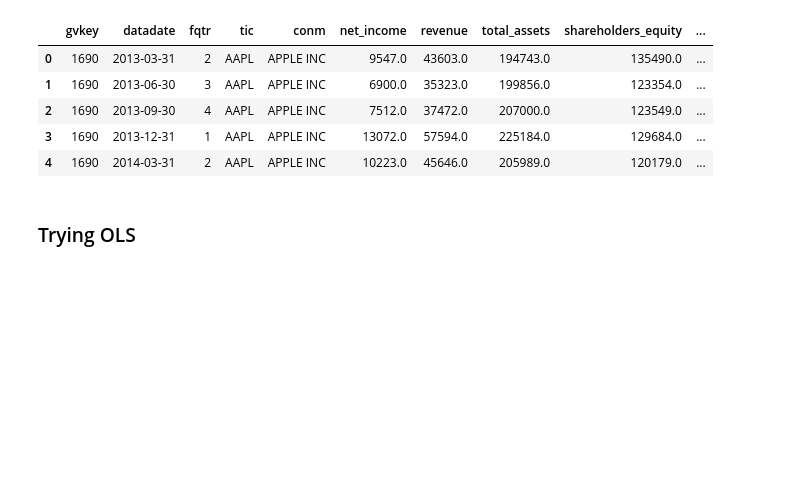
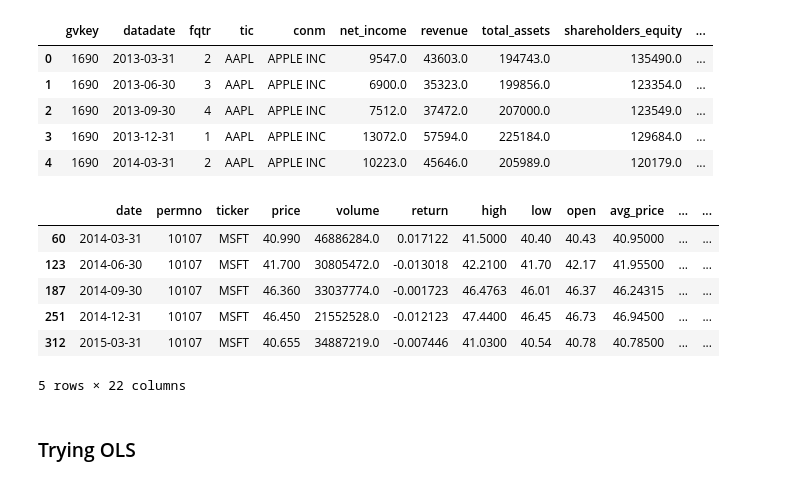
Before and after one commit to senaruetschlin/Investor_Attention, a Jupyter notebook: stats_testing.ipynb, the cells around one changed output. Drawn from its saved outputs; the diff is of its cells as text; code cells hidden in the pictures; blank space fills up the shorter version.

Commit message:
anomalies

```diff
--- a/stats_testing.ipynb
+++ b/stats_testing.ipynb
@@ -342,10 +342,12 @@ df.head()
 | 4 | 2014-01-08 | 10107 | MSFT | 35.76 | 59452427.0 | -0.017852 | 36.14 | 35.58 | 36.000 | 35.86 | 296808000.0 | ... |
 # %%
 df_test = pd.read_csv("quarterly_financial_data_2013_2023.csv")
-df_test.head()
 
 
-'revenue', 'total_assets', 'earnings_per_share'
+#df_test = df_test.rename(columns = {'datedate': 'date'})
+df_test['date'] = df_test['datadate']
+df_test['ticker'] = df_test['tic']
+df_test.head()
 # %% [output]
 |  | gvkey | datadate | fqtr | tic | conm | net_income | revenue | total_assets | shareholders_equity | ... |
 | 0 | 1690 | 2013-03-31 | 2 | AAPL | APPLE INC | 9547.0 | 43603.0 | 194743.0 | 135490.0 | ... |
@@ -353,6 +355,22 @@ df_test.head()
 | 2 | 1690 | 2013-09-30 | 4 | AAPL | APPLE INC | 7512.0 | 37472.0 | 207000.0 | 123549.0 | ... |
 | 3 | 1690 | 2013-12-31 | 1 | AAPL | APPLE INC | 13072.0 | 57594.0 | 225184.0 | 129684.0 | ... |
 | 4 | 1690 | 2014-03-31 | 2 | AAPL | APPLE INC | 10223.0 | 45646.0 | 205989.0 | 120179.0 | ... |
+# %%
+anomalies_df = pd.merge(df, df_test[['date','ticker','revenue', 'total_assets', 'earnings_per_share']], on=['date', 'ticker'], how = 'left')
+anomalies_df['book_to_market'] = anomalies_df['total_assets'] / anomalies_df['mkt_cap']
+anomalies_df['dt_date'] = pd.to_datetime(anomalies_df['date'])
+anomalies_df['jan_dummy'] = (anomalies_df['dt_date'].dt.month == 1).astype(int)
+anomalies_df['monday_dummy'] = (anomalies_df['dt_date'].dt.dayofweek == 0).astype(int)
+anomalies_df['annual_rep_release'] = anomalies_df['book_to_market'].notna().astype(int)
+anomalies_df[anomalies_df['book_to_market'].notna()].head()
+# %% [output]
+|  | date | permno | ticker | price | volume | return | high | low | open | avg_price | ... | ... |
+| 60 | 2014-03-31 | 10107 | MSFT | 40.990 | 46886284.0 | 0.017122 | 41.5000 | 40.40 | 40.43 | 40.95000 | ... | ... |
+| 123 | 2014-06-30 | 10107 | MSFT | 41.700 | 30805472.0 | -0.013018 | 42.2100 | 41.70 | 42.17 | 41.95500 | ... | ... |
+| 187 | 2014-09-30 | 10107 | MSFT | 46.360 | 33037774.0 | -0.001723 | 46.4763 | 46.01 | 46.37 | 46.24315 | ... | ... |
+| 251 | 2014-12-31 | 10107 | MSFT | 46.450 | 21552528.0 | -0.012123 | 47.4400 | 46.45 | 46.73 | 46.94500 | ... | ... |
+| 312 | 2015-03-31 | 10107 | MSFT | 40.655 | 34887219.0 | -0.007446 | 41.0300 | 40.54 | 40.78 | 40.78500 | ... | ... |
+5 rows × 22 columns
 # %% [markdown]
 ### Trying OLS
 # %%
```
